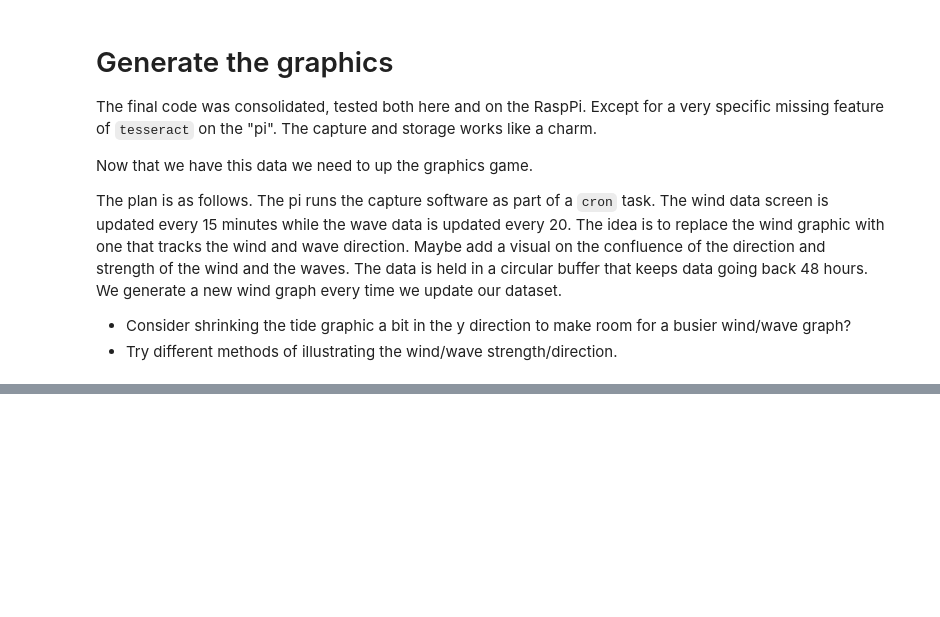
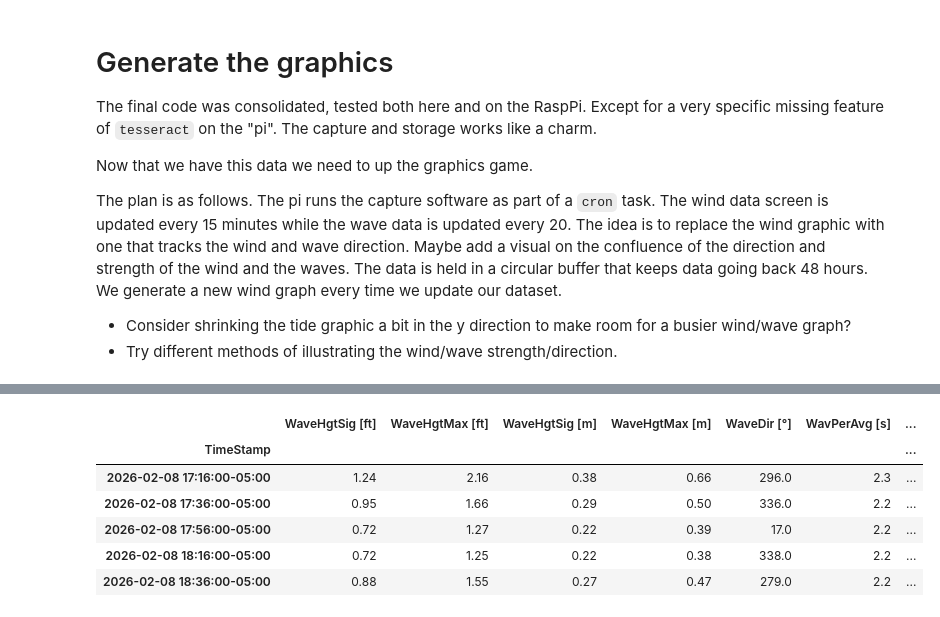
Before and after one commit to pbeeken/OCRWeatherDataCapture, a Jupyter notebook: OCRDataCapture.ipynb, the cells around one changed output, grey strips where cells are left out. Saved outputs shown, nothing was run; the diff lists cells and outputs as text; code cells hidden in the pictures; blank space fills up the shorter version.

```diff
--- a/OCRDataCapture.ipynb
+++ b/OCRDataCapture.ipynb
@@ -930 +928,12 @@ plt.grid(True)
+# %%
+waveDF = pd.read_csv("execrocks_wave_data.csv", index_col=0, parse_dates=True)
+waveDF.head()
+# %% [output]
+|  | WaveHgtSig [ft] | WaveHgtMax [ft] | WaveHgtSig [m] | WaveHgtMax [m] | WaveDir [°] | WavPerAvg [s] | ... |
+| TimeStamp |  |  |  |  |  |  | ... |
+| 2026-02-08 17:16:00-05:00 | 1.24 | 2.16 | 0.38 | 0.66 | 296.0 | 2.3 | ... |
+| 2026-02-08 17:36:00-05:00 | 0.95 | 1.66 | 0.29 | 0.50 | 336.0 | 2.2 | ... |
+| 2026-02-08 17:56:00-05:00 | 0.72 | 1.27 | 0.22 | 0.39 | 17.0 | 2.2 | ... |
+| 2026-02-08 18:16:00-05:00 | 0.72 | 1.25 | 0.22 | 0.38 | 338.0 | 2.2 | ... |
+| 2026-02-08 18:36:00-05:00 | 0.88 | 1.55 | 0.27 | 0.47 | 279.0 | 2.2 | ... |
 # %%
```
Also changed, not shown: parts of 12 cells of this notebook, 4 other files.
